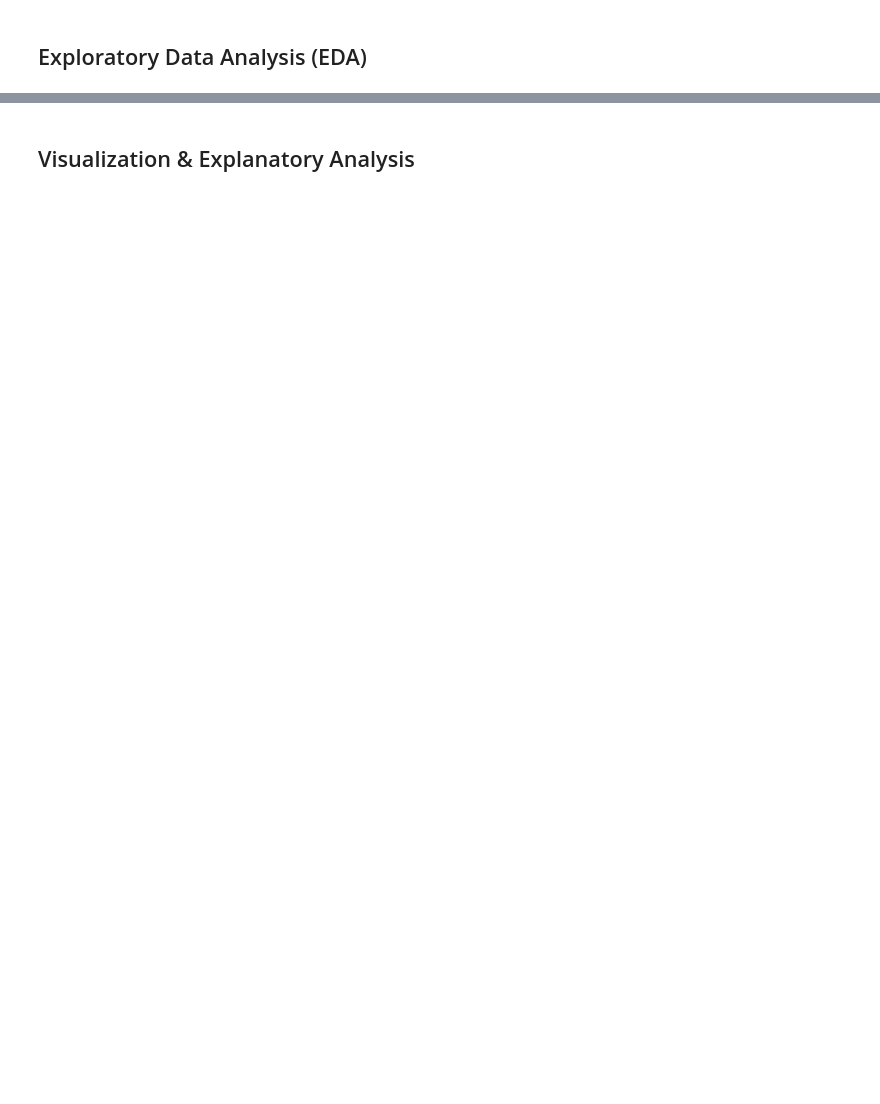
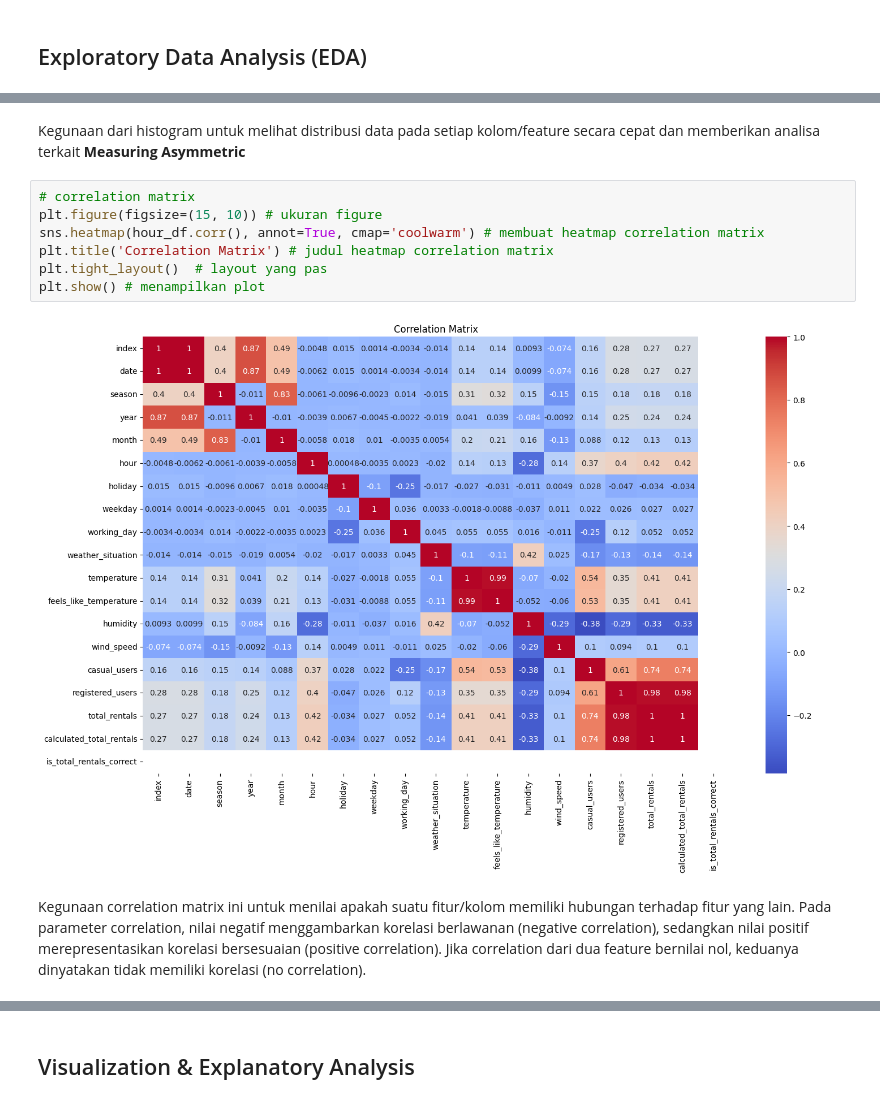
Before and after one commit to atalamahardika/Submission-Analisis-Data, a Jupyter notebook: notebook.ipynb, the cells around one changed output, grey strips where cells are left out. Saved outputs shown, nothing was run; the diff lists cells and outputs as text; blank space fills up the shorter version.

```diff
--- a/notebook.ipynb
+++ b/notebook.ipynb
@@ -40,0 +405,13 @@
+# %% [markdown]
+Kegunaan dari histogram untuk melihat distribusi data pada setiap kolom/feature secara cepat dan memberikan analisa terkait **Measuring Asymmetric**
+# %%
+# correlation matrix
+plt.figure(figsize=(15, 10)) # ukuran figure
+sns.heatmap(hour_df.corr(), annot=True, cmap='coolwarm') # membuat heatmap correlation matrix
+plt.title('Correlation Matrix') # judul heatmap correlation matrix
+plt.tight_layout()  # layout yang pas
+plt.show() # menampilkan plot
+# %% [output]
+[figure, added]
+# %% [markdown]
+Kegunaan correlation matrix ini untuk menilai apakah suatu fitur/kolom memiliki hubungan terhadap fitur yang lain. Pada parameter correlation, nilai negatif menggambarkan korelasi berlawanan (negative correlation), sedangkan nilai positif merepresentasikan korelasi bersesuaian (positive correlation). Jika correlation dari dua feature bernilai nol, keduanya dinyatakan tidak memiliki korelasi (no correlation).
```
Also changed, not shown: parts of 59 cells of this notebook.
